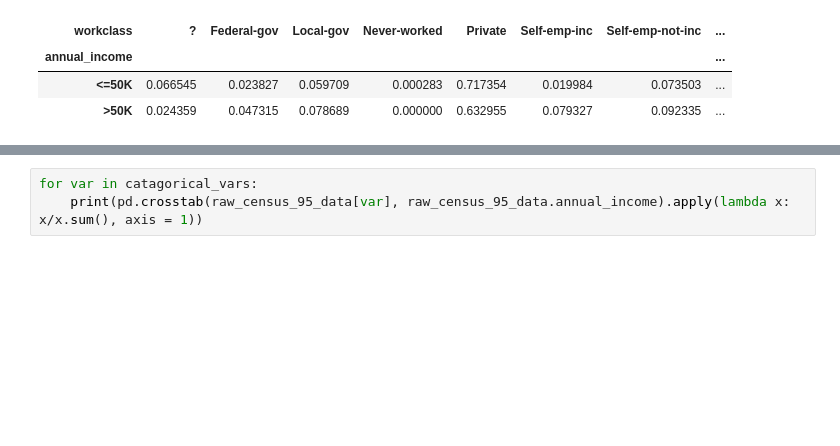
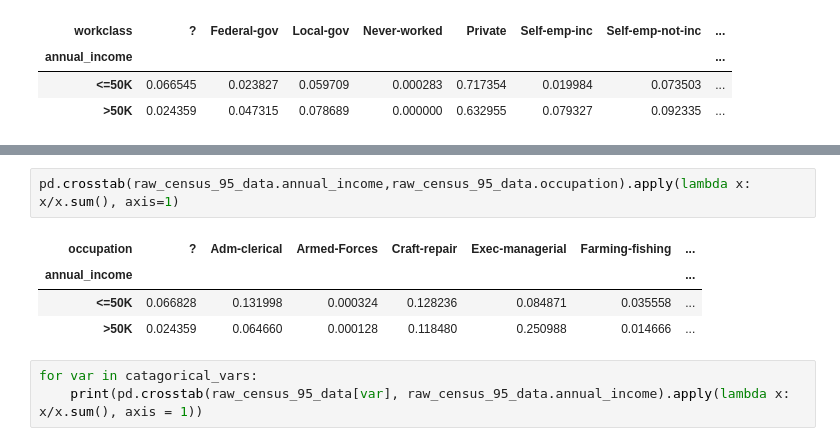
Before and after one commit to wnayden/MSDS7331, a Jupyter notebook: Lab_1_95_census_data.ipynb, the cells around one changed output, grey strips where cells are left out. Saved outputs shown, nothing was run; the diff lists cells and outputs as text; blank space fills up the shorter version.

```diff
--- a/Lab_1_95_census_data.ipynb
+++ b/Lab_1_95_census_data.ipynb
@@ -345,3 +344,10 @@ pd.crosstab(raw_census_95_data.annual_income,raw_census_95_data.workclass).apply
+# %%
+pd.crosstab(raw_census_95_data.annual_income,raw_census_95_data.occupation).apply(lambda x: x/x.sum(), axis=1)
+# %% [output]
+| occupation | ? | Adm-clerical | Armed-Forces | Craft-repair | Exec-managerial | Farming-fishing | ... |
+| annual_income |  |  |  |  |  |  | ... |
+| <=50K | 0.066828 | 0.131998 | 0.000324 | 0.128236 | 0.084871 | 0.035558 | ... |
+| >50K | 0.024359 | 0.064660 | 0.000128 | 0.118480 | 0.250988 | 0.014666 | ... |
 # %%
 for var in catagorical_vars:
     print(pd.crosstab(raw_census_95_data[var], raw_census_95_data.annual_income).apply(lambda x: x/x.sum(), axis = 1))
```
Also changed, not shown: parts of 13 cells of this notebook.
